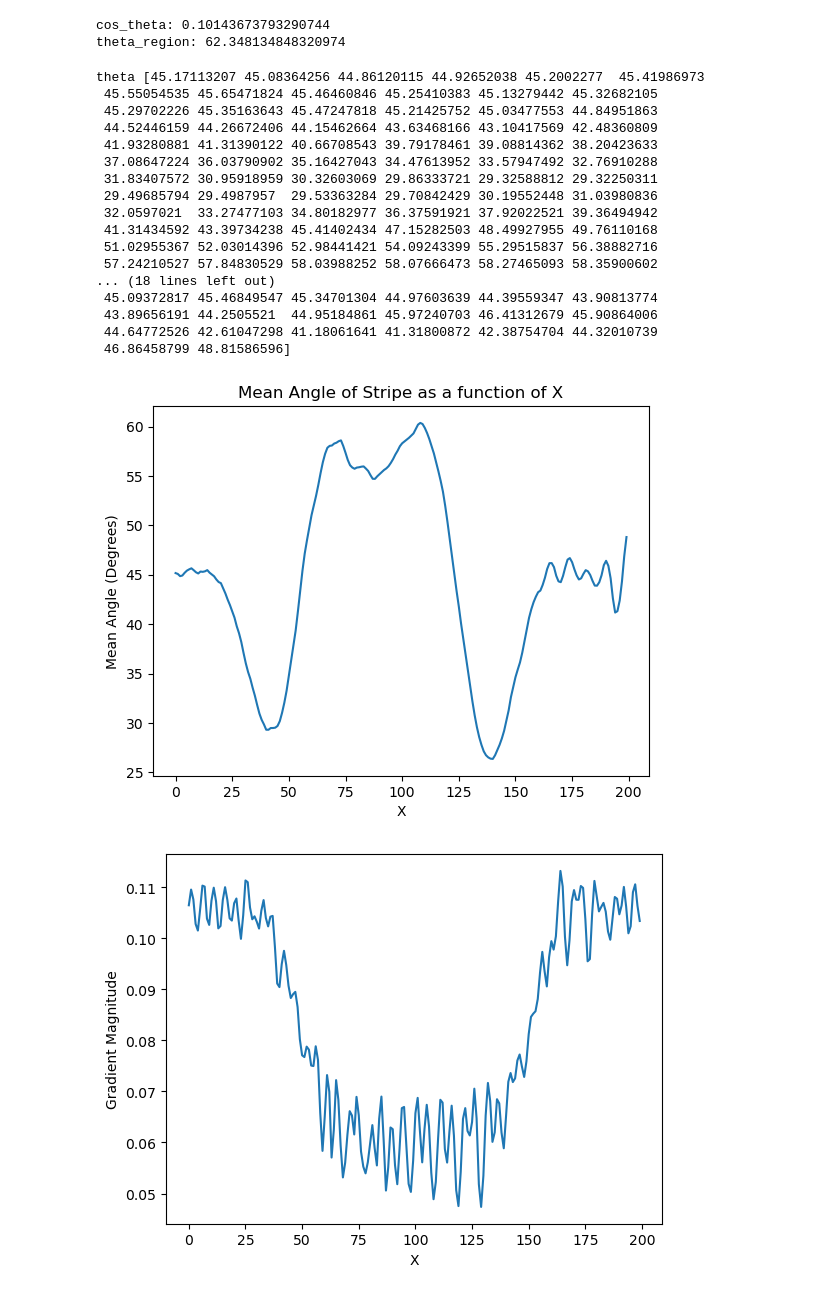
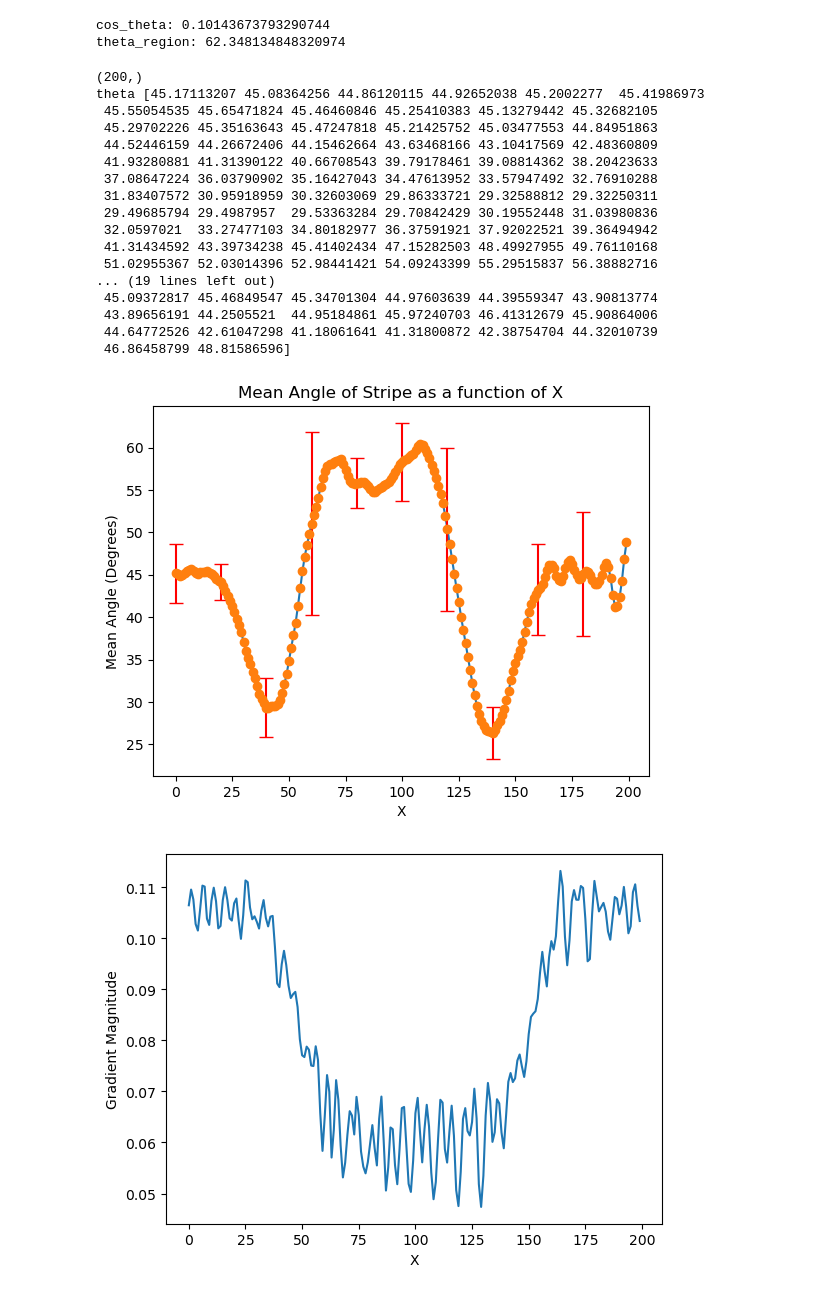
Before and after one commit to swetanssinha-cloud/Turing_Patterns_with_Gray_Scott_Spatial_Heterogeneity, a Jupyter notebook: 1D_tanh.ipynb, the cells around one changed output. Drawn from its saved outputs; the diff is of its cells as text; code cells hidden in the pictures.

Commit message:
Update 1D_tanh.ipynb
I got the error bars!

```diff
--- a/1D_tanh.ipynb
+++ b/1D_tanh.ipynb
@@ -338,55 +338,80 @@ def solve_for_theta(dVx, dVy):
     mean_theta_column = np.mean(theta, axis = 0)
     return mean_theta_column
 
+'''new addition to calculate the standard deviation of theta for error bars'''
+def solve_for_theta_std(dVx, dVy):
+    a = [1,0]
 
+    dV = np.stack((dVx,dVy), axis = 0)
+
+    dV_new = np.stack((dVy, -1 * dVx), axis = 0) #This takes dv and makes it perpendicluar to the orginal vector.
+    #Here we take Dv which is shooting in the x dire wrt to the stripe. Then we just orient the vector to dir of the stripe.
+
+    resultant = dot_product(a, dV_new)
+
+
+    cos_theta = resultant / (np.sqrt(dVx**2 + dVy**2) * np.sqrt(a[0]**2 + a[1]**2))
+
+    # theta = np.arctan(dVy/dVx)
+
+    #theta = np.arccos(cos_theta) * (180/np.pi) #convert to degrees
+
+
+    '''this is where we transform cosine theta to cosine 2 theta and then to theta, which is the angle between the vector and the x-axis. '''
+
+    cos_theta_squared = cos_theta**2
+
+    cos_2_theta = 2 * cos_theta_squared - 1
+
+    theta = 0.5 * np.arccos(cos_2_theta)
+
+    theta = theta * (180/np.pi) #convert to degrees
+    std_theta_column = np.std(theta, axis = 0)
+    return std_theta_column
+
+print(np.shape(solve_for_theta(dVx, dVy)))
 
 
 theta_to_plot = np.zeros_like(solve_for_theta(dVx, dVy))
+error_to_plot = np.zeros_like(solve_for_theta(dVx, dVy))
 
 
 for i in range(0, len(solve_for_theta(dVx, dVy)), 1):
     theta_to_plot[i] = np.mean(solve_for_theta(dVx, dVy)[i:i+20])
-
-
-##Putting error bars:
-plt.errorbar(x, theta_to_plot, yerr=np.std(theta_to_plot), fmt='o', ecolor='red', capsize=5, errorevery = 10)
-
-
-
+for i in range(0, len(solve_for_theta(dVx, dVy)), 1):
+    error_to_plot[i] = np.std(solve_for_theta(dVx, dVy)[i:i+20])
 
 
 print('theta', theta_to_plot)
 
 
-
-
-
-
 plt.figure()
 plt.plot(x, theta_to_plot)
+##Putting error bars:
+plt.errorbar(x, theta_to_plot, yerr=error_to_plot, fmt='o', ecolor='red', capsize=5, errorevery = 20)
 plt.xlabel('X')
 plt.ylabel('Mean Angle (Degrees)')
 plt.title('Mean Angle of Stripe as a function of X')
 plt.show()
 # %% [output]
+(200,)
 theta [45.17113207 45.08364256 44.86120115 44.92652038 45.2002277  45.41986973
  45.55054535 45.65471824 45.46460846 45.25410383 45.13279442 45.32682105
  45.29702226 45.35163643 45.47247818 45.21425752 45.03477553 44.84951863
  44.52446159 44.26672406 44.15462664 43.63468166 43.10417569 42.48360809
  41.93280881 41.31390122 40.66708543 39.79178461 39.08814362 38.20423633
  37.08647224 36.03790902 35.16427043 34.47613952 33.57947492 32.76910288
  31.83407572 30.95918959 30.32603069 29.86333721 29.32588812 29.32250311
  29.49685794 29.4987957  29.53363284 29.70842429 30.19552448 31.03980836
  32.0597021  33.27477103 34.80182977 36.37591921 37.92022521 39.36494942
  41.31434592 43.39734238 45.41402434 47.15282503 48.49927955 49.76110168
  51.02955367 52.03014396 52.98441421 54.09243399 55.29515837 56.38882716
- 57.24210527 57.84830529 58.03988252 58.07666473 58.27465093 58.35900602
-... (18 lines left out)
+... (19 lines left out)
  45.09372817 45.46849547 45.34701304 44.97603639 44.39559347 43.90813774
  43.89656191 44.2505521  44.95184861 45.97240703 46.41312679 45.90864006
  44.64772526 42.61047298 41.18061641 41.31800872 42.38754704 44.32010739
  46.86458799 48.81586596]
-[figure, old version]
+[figure, new version]
 # %%
 grad_mag = np.sqrt(dVx**2 + dVy**2)
 mean_grad_mag = np.mean(grad_mag, axis=0)
```
